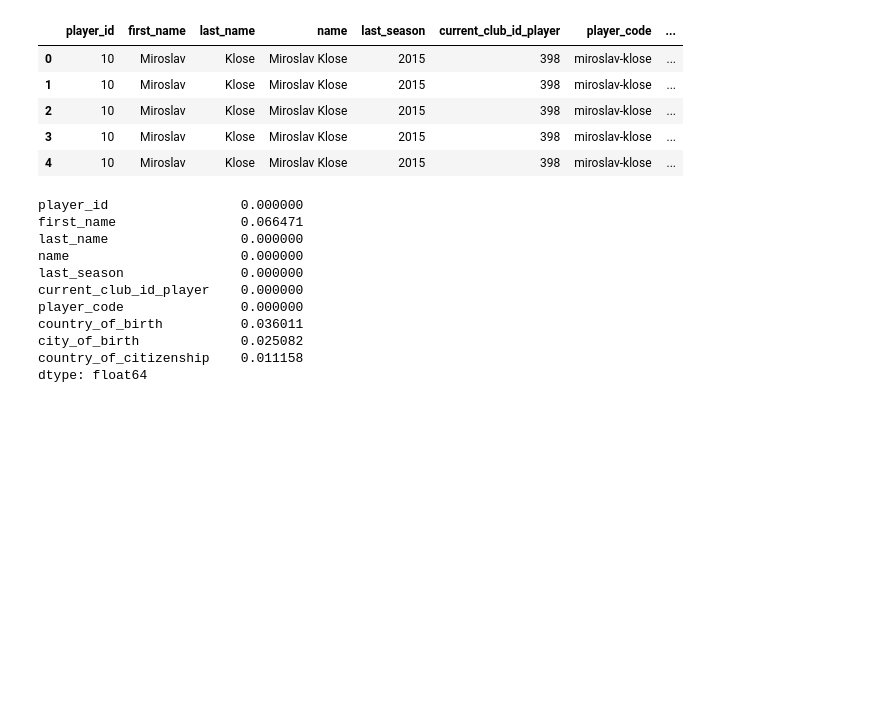
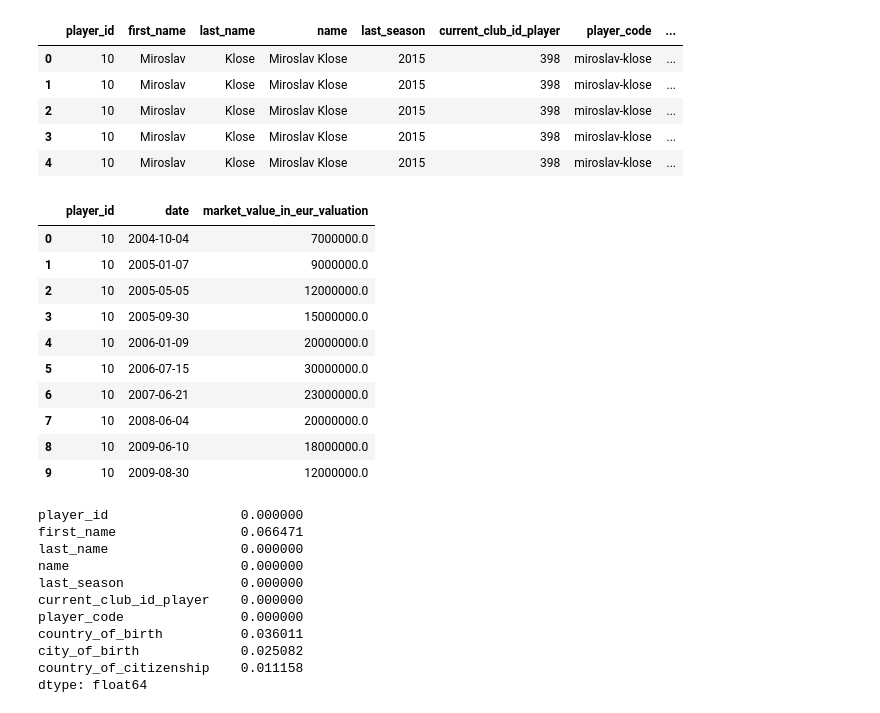
Before and after one commit to ChristianVaikona/comp352-final-project, a Jupyter notebook: Footballer_Market_Evaluation.ipynb, the cells around one changed output. Cells and saved outputs as stored; diff of their text form; code cells hidden in the pictures; blank space fills up the shorter version.

Commit message:
ordering dates of valuations assending

```diff
--- a/Footballer_Market_Evaluation.ipynb
+++ b/Footballer_Market_Evaluation.ipynb
@@ -171,13 +171,37 @@ merged_df.head()
 # %%
 #determining the age of players at time of valuation
 #done by zevin
 merged_df["date"] = pd.to_datetime(merged_df["date"])
 merged_df["date_of_birth"] = pd.to_datetime(merged_df["date_of_birth"])
 
 merged_df["age_at_valuation"] = (
     (merged_df["date"] - merged_df["date_of_birth"])
     .dt.days / 365.25
 )
+
+merged_df["date"] = pd.to_datetime(merged_df["date"], errors="coerce")
+merged_df["date_of_birth"] = pd.to_datetime(merged_df["date_of_birth"], errors="coerce")
+
+merged_df = merged_df.sort_values(
+    ["player_id", "date"]
+).reset_index(drop=True)
+
+merged_df.loc[
+    merged_df["player_id"] == merged_df["player_id"].iloc[0],
+    ["player_id", "date", "market_value_in_eur_valuation"]
+].head(10)
+# %% [output]
+|  | player_id | date | market_value_in_eur_valuation |
+| 0 | 10 | 2004-10-04 | 7000000.0 |
+| 1 | 10 | 2005-01-07 | 9000000.0 |
+| 2 | 10 | 2005-05-05 | 12000000.0 |
+| 3 | 10 | 2005-09-30 | 15000000.0 |
+| 4 | 10 | 2006-01-09 | 20000000.0 |
+| 5 | 10 | 2006-07-15 | 30000000.0 |
+| 6 | 10 | 2007-06-21 | 23000000.0 |
+| 7 | 10 | 2008-06-04 | 20000000.0 |
+| 8 | 10 | 2009-06-10 | 18000000.0 |
+| 9 | 10 | 2009-08-30 | 12000000.0 |
 # %%
 merged_df.shape
 merged_df.dtypes
```
